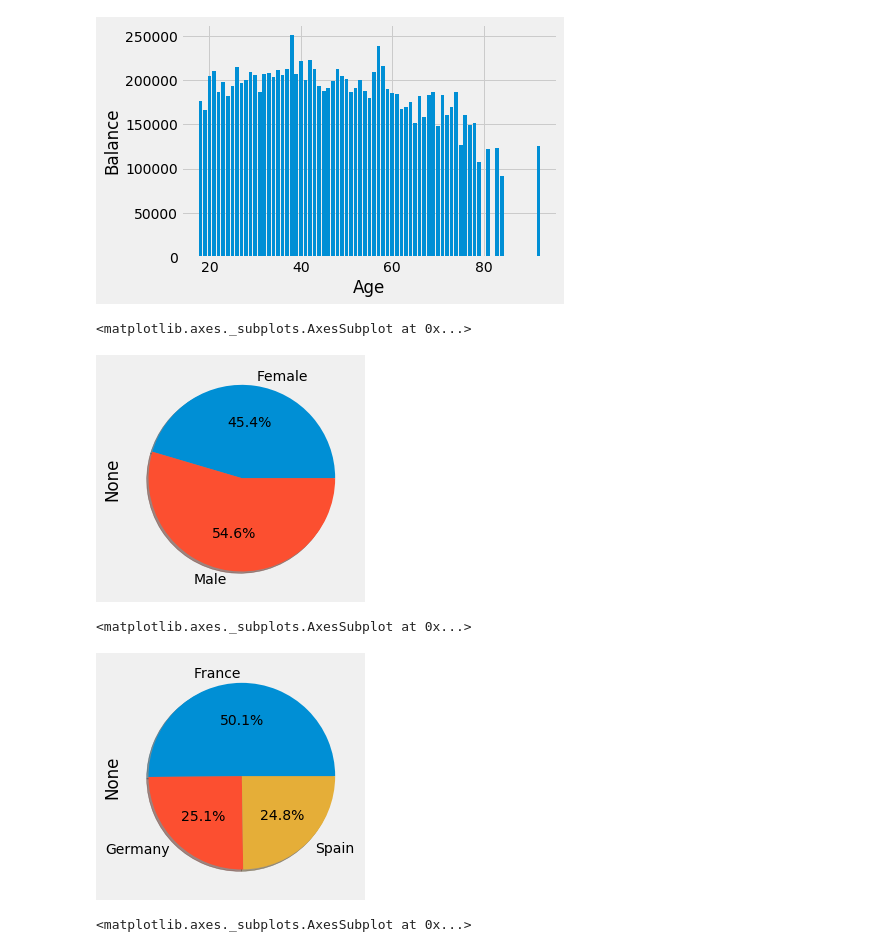
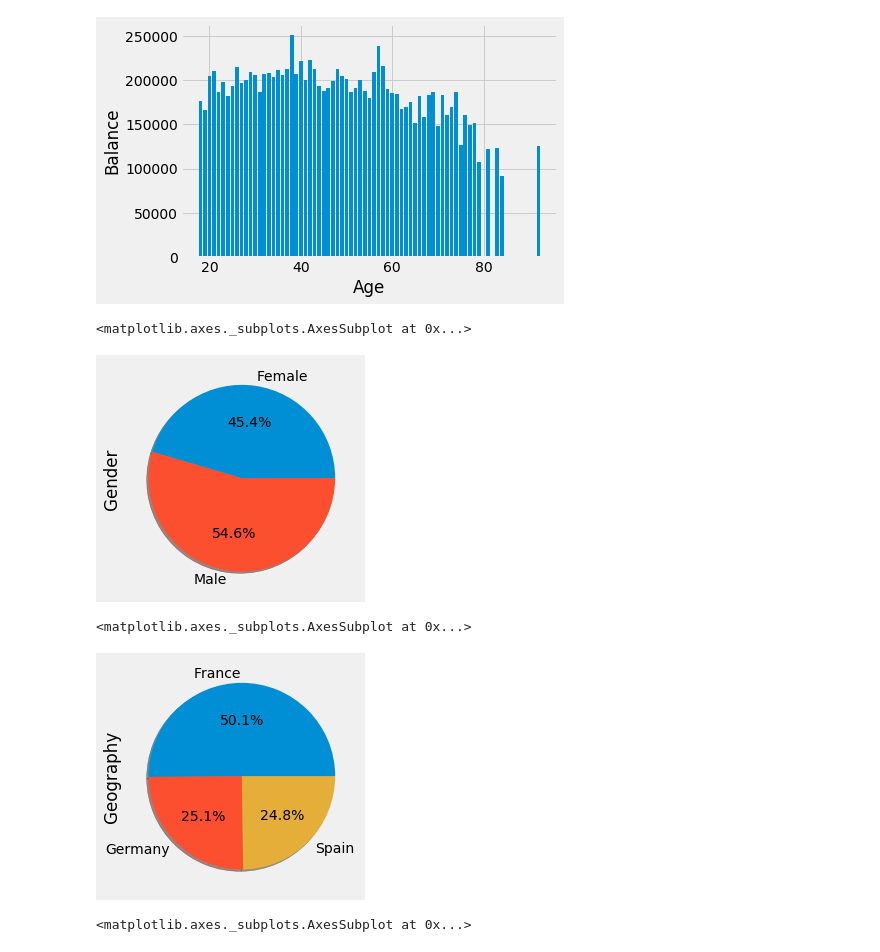
Before and after one commit to 16tec2cs017/Tr_programs, a Jupyter notebook: data_visualization_3_.ipynb, the cells around one changed output. Saved outputs shown, nothing was run; the diff lists cells and outputs as text; code cells hidden in the pictures.

```diff
--- a/data_visualization_3_.ipynb
+++ b/data_visualization_3_.ipynb
@@ -50,15 +50,15 @@ plt.ylabel('Balance')
 Text(0, 0.5, 'Balance')
 [figure]
 # %%
-data.groupby('Gender').size().plot('pie',shadow=True, autopct='%1.1f%%')
+data.groupby('Gender').size().plot('pie',shadow=True, label='Gender' ,autopct='%1.1f%%')
 # %% [output]
 <matplotlib.axes._subplots.AxesSubplot at 0x...>
-[figure, old version]
+[figure, new version]
 # %%
-data.groupby('Geography').size().plot('pie', shadow=True, autopct='%1.1f%%')
+data.groupby('Geography').size().plot('pie', shadow=True,label='Geography' ,autopct='%1.1f%%')
 # %% [output]
 <matplotlib.axes._subplots.AxesSubplot at 0x...>
-[figure, old version]
+[figure, new version]
 # %%
 data.groupby('Geography').size().plot('bar')
 # %% [output]
```
